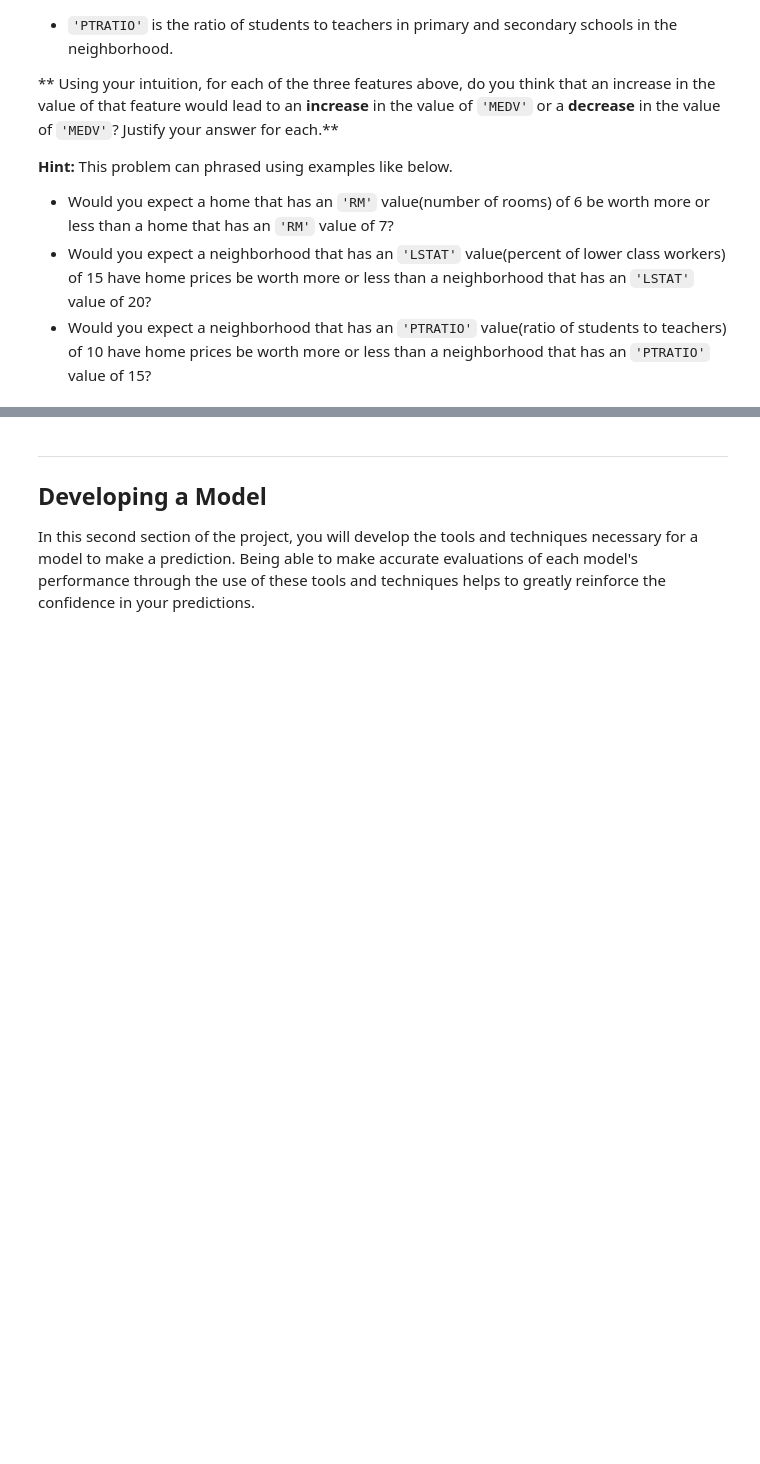
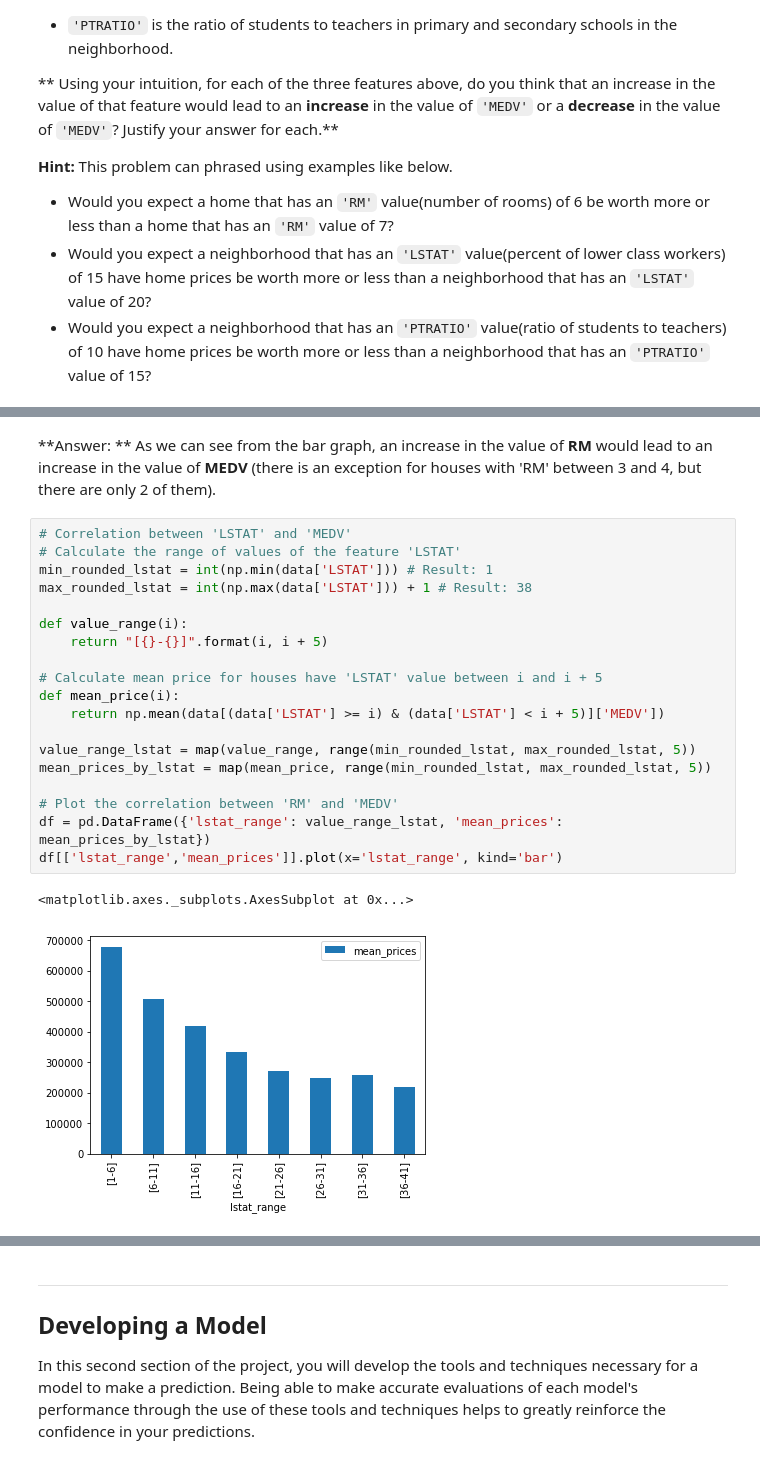
Before and after one commit to dungpt3003/machine-learning, a Jupyter notebook: projects/boston_housing/boston_housing.ipynb, the cells around one changed output, grey strips where cells are left out. Cells and saved outputs as stored; diff of their text form; blank space fills up the shorter version.

```diff
--- a/projects/boston_housing/boston_housing.ipynb
+++ b/projects/boston_housing/boston_housing.ipynb
@@ -101,0 +130,24 @@ As a reminder, we are using three features from the Boston housing dataset: `'RM
+# %% [markdown]
+**Answer: ** As we can see from the bar graph, an increase in the value of **RM** would lead to an increase in the value of **MEDV** (there is an exception for houses with 'RM' between 3 and 4, but there are only 2 of them).
+# %%
+# Correlation between 'LSTAT' and 'MEDV'
+# Calculate the range of values of the feature 'LSTAT'
+min_rounded_lstat = int(np.min(data['LSTAT'])) # Result: 1
+max_rounded_lstat = int(np.max(data['LSTAT'])) + 1 # Result: 38
+
+def value_range(i):
+    return "[{}-{}]".format(i, i + 5)
+
+# Calculate mean price for houses have 'LSTAT' value between i and i + 5
+def mean_price(i):
+    return np.mean(data[(data['LSTAT'] >= i) & (data['LSTAT'] < i + 5)]['MEDV'])
+
+value_range_lstat = map(value_range, range(min_rounded_lstat, max_rounded_lstat, 5))
+mean_prices_by_lstat = map(mean_price, range(min_rounded_lstat, max_rounded_lstat, 5))
+
+# Plot the correlation between 'RM' and 'MEDV'
+df = pd.DataFrame({'lstat_range': value_range_lstat, 'mean_prices': mean_prices_by_lstat})
+df[['lstat_range','mean_prices']].plot(x='lstat_range', kind='bar')
+# %% [output]
+<matplotlib.axes._subplots.AxesSubplot at 0x...>
+[figure, added]
```
Also changed, not shown: parts of 6 cells of this notebook.
